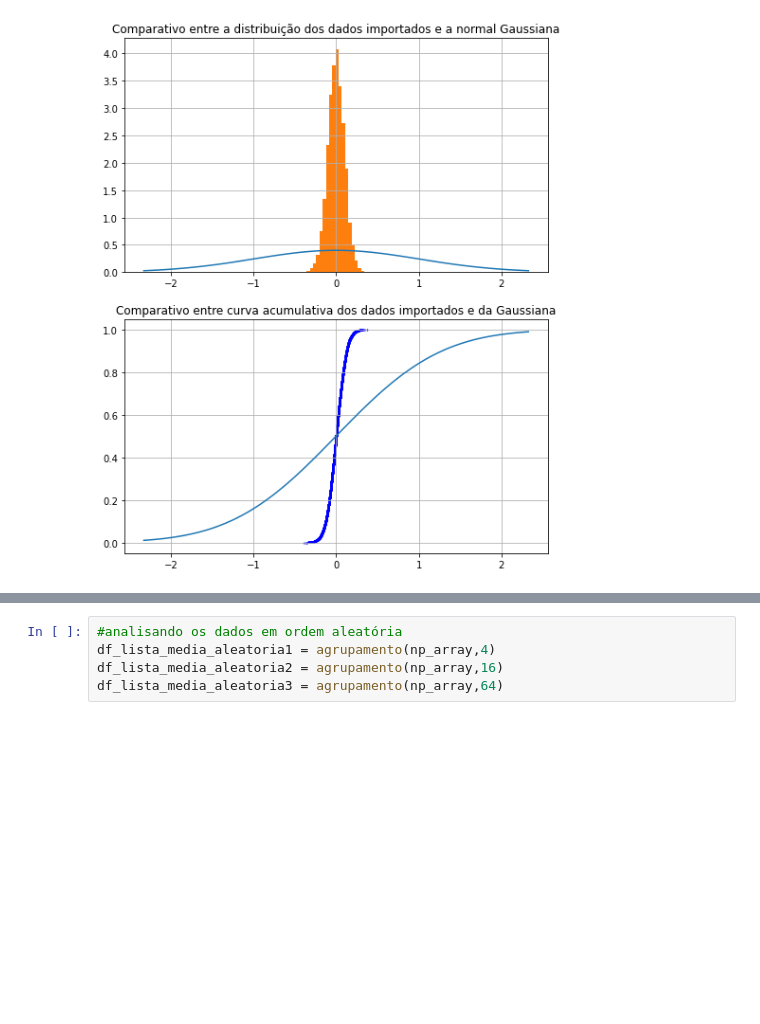
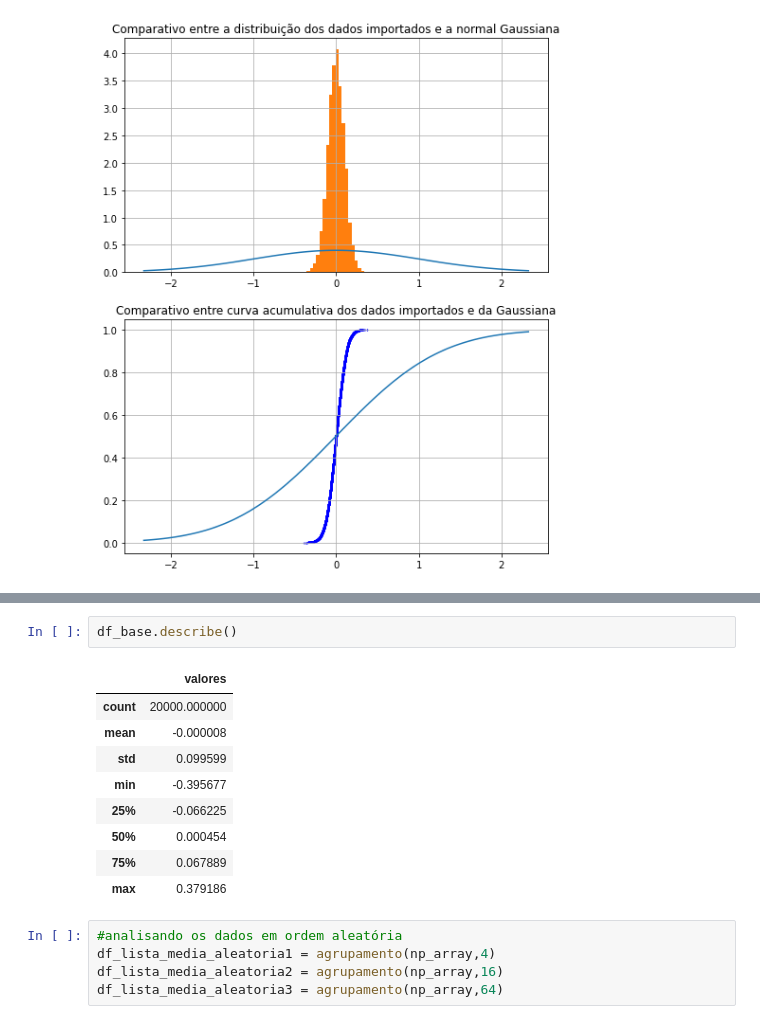
Before and after one commit to gaiogreg/projetos-lets-code, a Jupyter notebook: Projeto6/Projeto6.ipynb, the cells around one changed output, grey strips where cells are left out. Drawn from its saved outputs; the diff is of its cells as text; blank space fills up the shorter version.

```diff
--- a/Projeto6/Projeto6.ipynb
+++ b/Projeto6/Projeto6.ipynb
@@ -80,3 +91,15 @@ axs2.set_title('Comparativo entre a distribuição dos dados importados e a norm
+# %%
+df_base.describe()
+# %% [output]
+|  | valores |
+| count | 20000.000000 |
+| mean | -0.000008 |
+| std | 0.099599 |
+| min | -0.395677 |
+| 25% | -0.066225 |
+| 50% | 0.000454 |
+| 75% | 0.067889 |
+| max | 0.379186 |
 # %%
 #analisando os dados em ordem aleatória
 df_lista_media_aleatoria1 = agrupamento(np_array,4)
```
Also changed, not shown: parts of 6 cells of this notebook.
